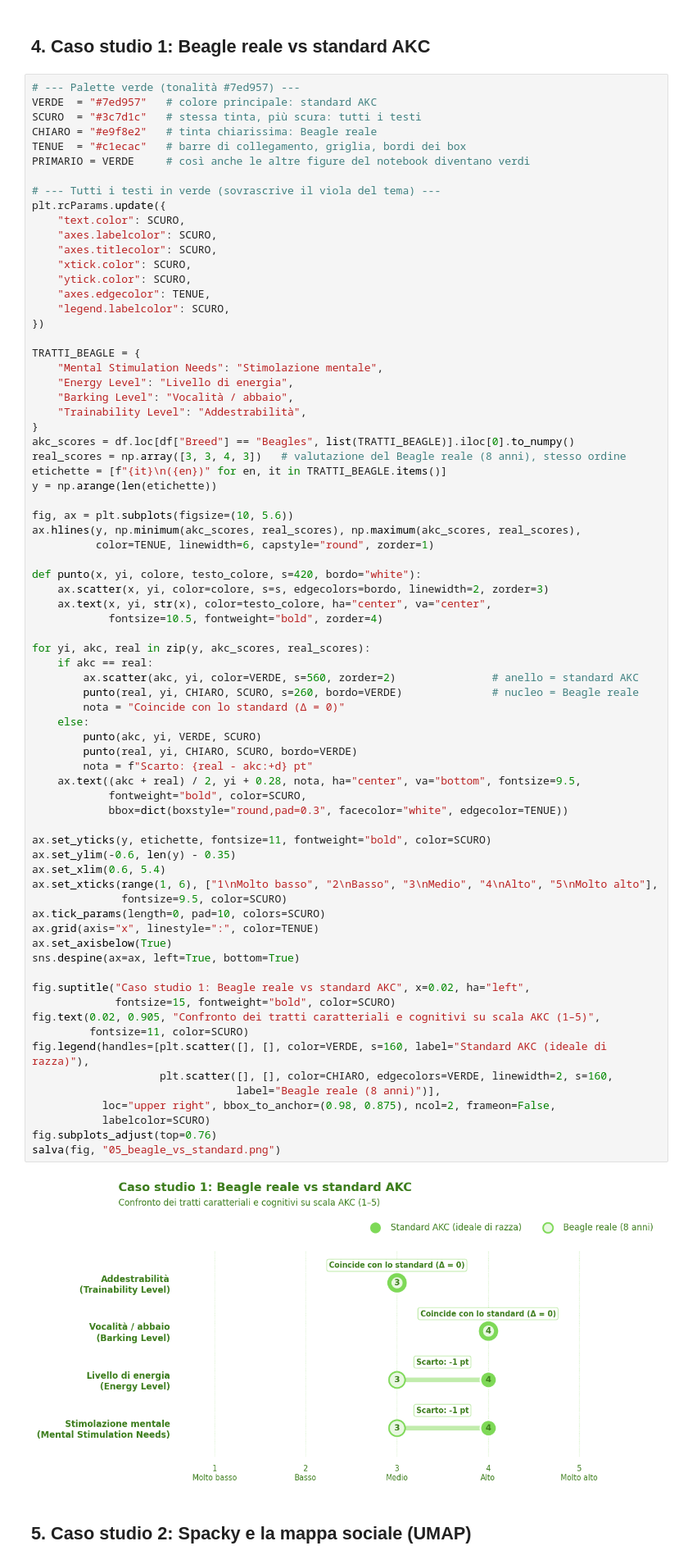
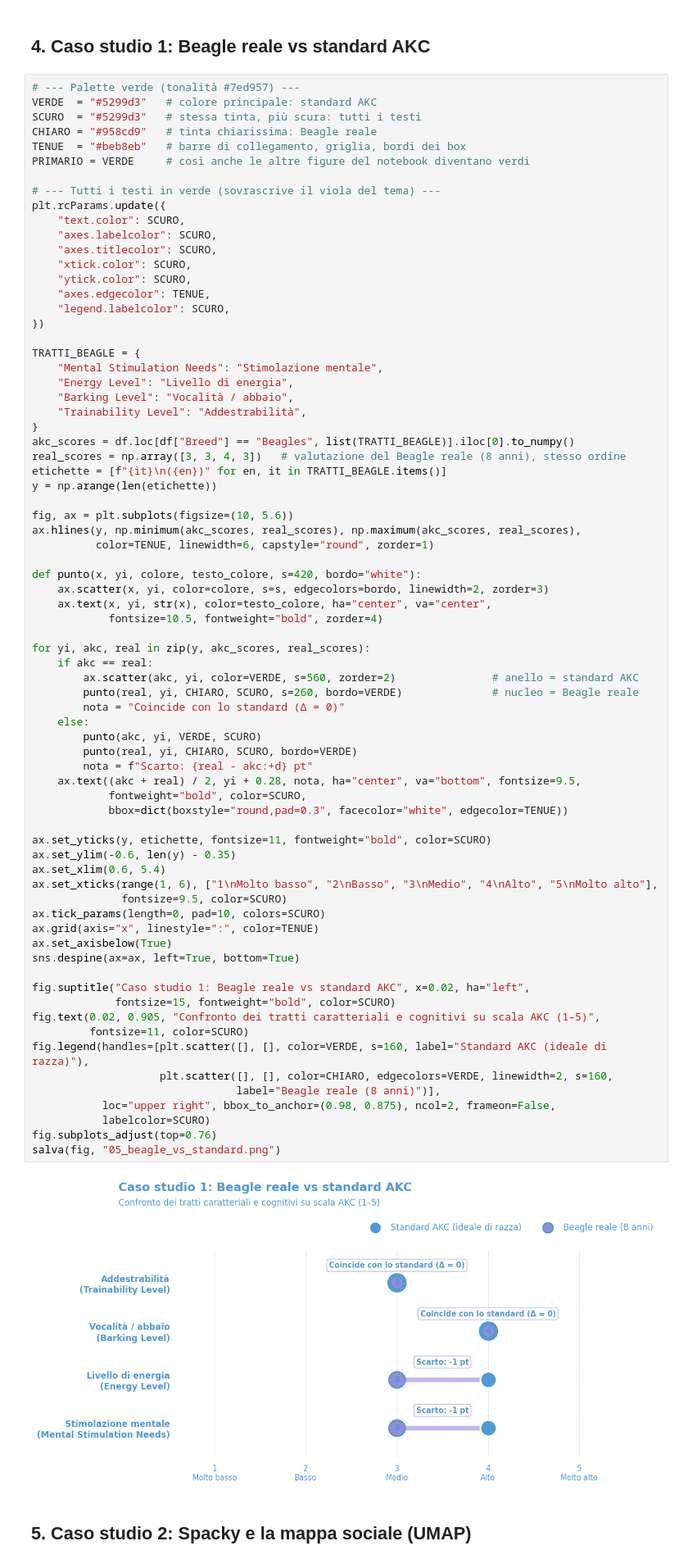
Before and after one commit to marziamacchia05-rgb/AKC, a Jupyter notebook: notebook/AKC_cani.ipynb, the cells around one changed output. Shown at 82% size. Cells and saved outputs as stored; diff of their text form.

```diff
--- a/notebook/AKC_cani.ipynb
+++ b/notebook/AKC_cani.ipynb
@@ -214,10 +258,10 @@ Cluster 3 (80 razze): Rottweilers, Dachshunds, Pembroke Welsh Corgis, Boxers, Gr
 ## 4. Caso studio 1: Beagle reale vs standard AKC
 # %%
 # --- Palette verde (tonalità #7ed957) ---
-VERDE  = "#7ed957"   # colore principale: standard AKC
-SCURO  = "#3c7d1c"   # stessa tinta, più scura: tutti i testi
-CHIARO = "#e9f8e2"   # tinta chiarissima: Beagle reale
-TENUE  = "#c1ecac"   # barre di collegamento, griglia, bordi dei box
+VERDE  = "#5299d3"   # colore principale: standard AKC
+SCURO  = "#5299d3"   # stessa tinta, più scura: tutti i testi
+CHIARO = "#958cd9"   # tinta chiarissima: Beagle reale
+TENUE  = "#beb8eb"   # barre di collegamento, griglia, bordi dei box
 PRIMARIO = VERDE     # così anche le altre figure del notebook diventano verdi
 
 # --- Tutti i testi in verde (sovrascrive il viola del tema) ---
@@ -259,34 +303,34 @@ for yi, akc, real in zip(y, akc_scores, real_scores):
     else:
         punto(akc, yi, VERDE, SCURO)
         punto(real, yi, CHIARO, SCURO, bordo=VERDE)
         nota = f"Scarto: {real - akc:+d} pt"
     ax.text((akc + real) / 2, yi + 0.28, nota, ha="center", va="bottom", fontsize=9.5,
             fontweight="bold", color=SCURO,
             bbox=dict(boxstyle="round,pad=0.3", facecolor="white", edgecolor=TENUE))
 
 ax.set_yticks(y, etichette, fontsize=11, fontweight="bold", color=SCURO)
 ax.set_ylim(-0.6, len(y) - 0.35)
 ax.set_xlim(0.6, 5.4)
 ax.set_xticks(range(1, 6), ["1\nMolto basso", "2\nBasso", "3\nMedio", "4\nAlto", "5\nMolto alto"],
               fontsize=9.5, color=SCURO)
 ax.tick_params(length=0, pad=10, colors=SCURO)
 ax.grid(axis="x", linestyle=":", color=TENUE)
 ax.set_axisbelow(True)
 sns.despine(ax=ax, left=True, bottom=True)
 
 fig.suptitle("Caso studio 1: Beagle reale vs standard AKC", x=0.02, ha="left",
              fontsize=15, fontweight="bold", color=SCURO)
 fig.text(0.02, 0.905, "Confronto dei tratti caratteriali e cognitivi su scala AKC (1–5)",
          fontsize=11, color=SCURO)
 fig.legend(handles=[plt.scatter([], [], color=VERDE, s=160, label="Standard AKC (ideale di razza)"),
                     plt.scatter([], [], color=CHIARO, edgecolors=VERDE, linewidth=2, s=160,
                                 label="Beagle reale (8 anni)")],
            loc="upper right", bbox_to_anchor=(0.98, 0.875), ncol=2, frameon=False,
            labelcolor=SCURO)
 fig.subplots_adjust(top=0.76)
 salva(fig, "05_beagle_vs_standard.png")
 # %% [output]
-[figure, old version]
+[figure, new version]
 # %% [markdown]
 ## 5. Caso studio 2: Spacky e la mappa sociale (UMAP)
 # %%
```
Also changed, not shown: parts of 3 cells of this notebook.
